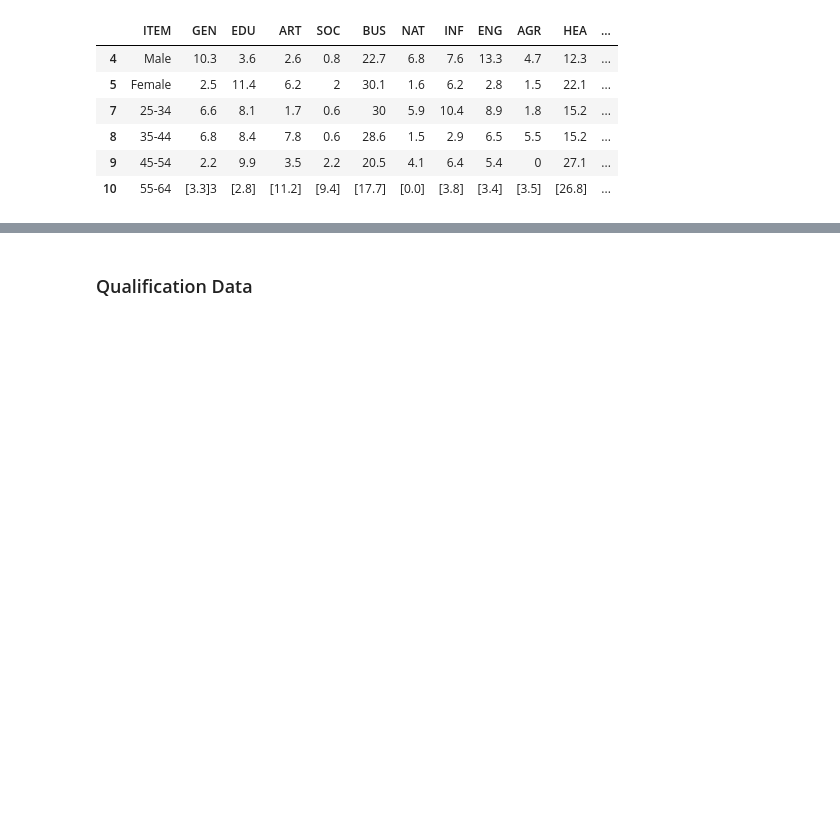
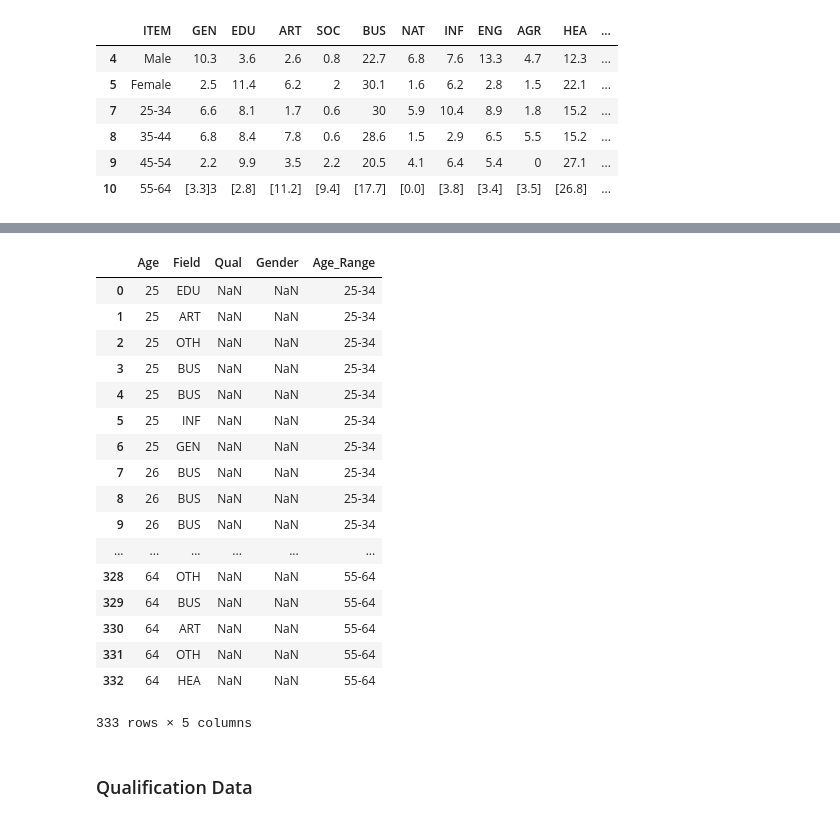
Before and after one commit to Pmcg1/ProgDA-Project-2019, a Jupyter notebook: ProgDA_Project_2019.ipynb, the cells around one changed output, grey strips where cells are left out. Cells and saved outputs as stored; diff of their text form; code cells hidden in the pictures; blank space fills up the shorter version.

Commit message:
build of Field column in main dataframe complete - filled from function

```diff
--- a/ProgDA_Project_2019.ipynb
+++ b/ProgDA_Project_2019.ipynb
@@ -394,6 +394,8 @@ fieldList = list(dfField.columns.values)
 dfField.replace(to_replace=r'\[||\]\d||\]', value='', regex=True, inplace=True)
 dfField.index  = dfField['ITEM']
 dfField.drop(dfField.columns[[0]], axis=1, inplace=True)
+for col in fieldList[1:]:
+    dfField[col] = dfField[col].astype(float)
 dfField
 # %% [output]
 |  | GEN | EDU | ART | SOC | BUS | NAT | INF | ENG | AGR | HEA | SER | ... |
@@ -414,7 +432,8 @@ https://stackoverflow.com/a/46539921
 # %%
-def fieldGenerator(item):
-    probList = 0.01 * pd.Series(dfField.loc[(item)].values)
+def fieldGen(item):
+    probSer = pd.Series(dfField.loc[(item)].values)
+    probList = probSer/100
     probList /= probList.sum() # normalise to add up to 1
-    x = np.random.choice(fieldList, 1, p=probList)
-    return x
+    x = np.random.choice(fieldList[1:], 1, p=list(probList))
+    return x[0]
 # %%
@@ -423,0 +448,7 @@ array(['HEA'], dtype='<U3')
+# %%
+genFieldList = []
+for i in ageRanges:
+    x = fieldGen(i)
+    genFieldList.append(x)
+
+genFieldList
@@ -424,3 +473,25 @@ array(['HEA'], dtype='<U3')
+# %%
+df['Field'] = genFieldList
+df
+# %% [output]
+|  | Age | Field | Qual | Gender | Age_Range |
+| 0 | 25 | EDU | NaN | NaN | 25-34 |
+| 1 | 25 | ART | NaN | NaN | 25-34 |
+| 2 | 25 | OTH | NaN | NaN | 25-34 |
+| 3 | 25 | BUS | NaN | NaN | 25-34 |
+| 4 | 25 | BUS | NaN | NaN | 25-34 |
+| 5 | 25 | INF | NaN | NaN | 25-34 |
+| 6 | 25 | GEN | NaN | NaN | 25-34 |
+| 7 | 26 | BUS | NaN | NaN | 25-34 |
+| 8 | 26 | BUS | NaN | NaN | 25-34 |
+| 9 | 26 | BUS | NaN | NaN | 25-34 |
+| ... | ... | ... | ... | ... | ... |
+| 328 | 64 | OTH | NaN | NaN | 55-64 |
+| 329 | 64 | BUS | NaN | NaN | 55-64 |
+| 330 | 64 | ART | NaN | NaN | 55-64 |
+| 331 | 64 | OTH | NaN | NaN | 55-64 |
+| 332 | 64 | HEA | NaN | NaN | 55-64 |
+333 rows × 5 columns
 # %% [markdown]
 ### Qualification Data
 # %%
```
Also changed, not shown: parts of 20 cells of this notebook.
